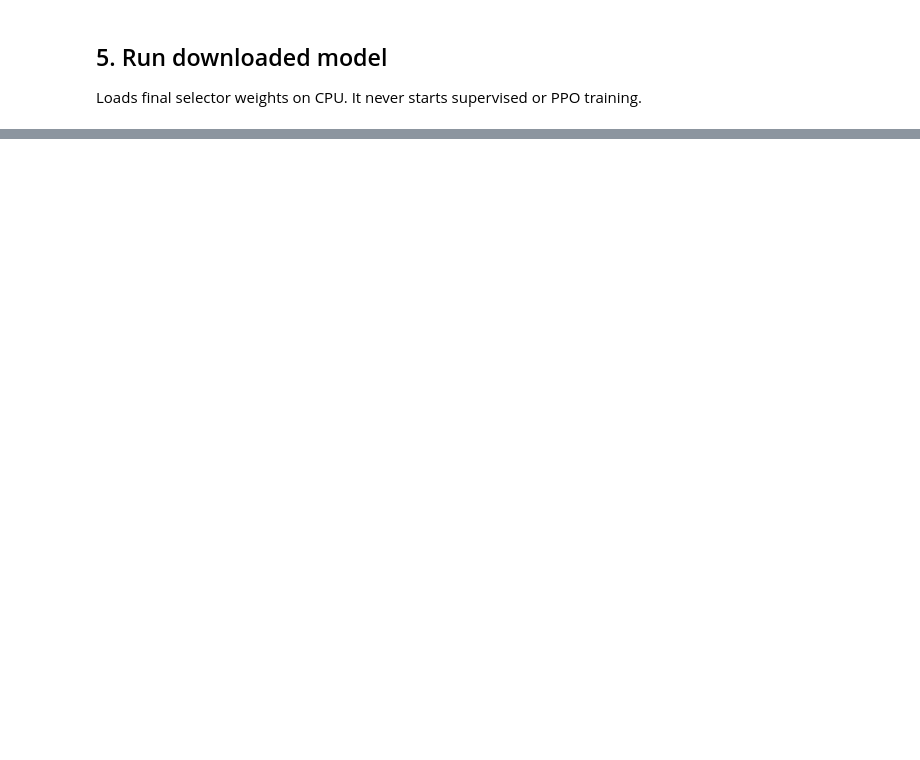
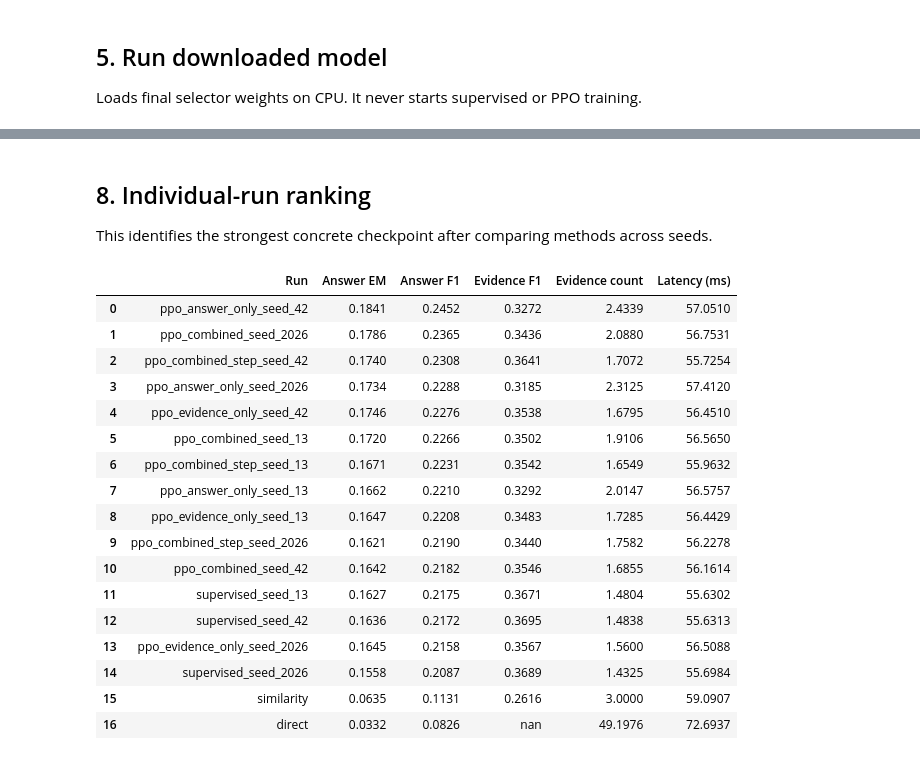
Before and after one commit to Achintya2510/CS_769_Project, a Jupyter notebook: local_workflow.ipynb, the cells around one changed output, grey strips where cells are left out. Drawn from its saved outputs; the diff is of its cells as text; code cells hidden in the pictures; blank space fills up the shorter version.

```diff
--- a/local_workflow.ipynb
+++ b/local_workflow.ipynb
@@ -64,0 +193,36 @@ if RUN_DOWNLOADED_MODEL:
+# %% [markdown]
+## 8. Individual-run ranking
+This identifies the strongest concrete checkpoint after comparing methods across seeds.
+# %%
+run_rows = []
+for run_name, metrics in all_scores['per_run'].items():
+    run_rows.append({
+        'Run': run_name,
+        'Answer EM': metrics['answer_em'],
+        'Answer F1': metrics['answer_f1'],
+        'Evidence F1': metrics['evidence_f1'],
+        'Evidence count': metrics['average_evidence_count'],
+        'Latency (ms)': metrics['average_latency_ms'],
+    })
+per_run_table = pd.DataFrame(run_rows).sort_values('Answer F1', ascending=False).reset_index(drop=True)
+per_run_table.to_csv(analysis_dir / 'per_run_ranking.csv', index=False)
+display(per_run_table.style.format(precision=4).highlight_max(subset=['Answer EM', 'Answer F1', 'Evidence F1'], color='#d9ead3'))
+# %% [output]
+|  | Run | Answer EM | Answer F1 | Evidence F1 | Evidence count | Latency (ms) |
+| 0 | ppo_answer_only_seed_42 | 0.1841 | 0.2452 | 0.3272 | 2.4339 | 57.0510 |
+| 1 | ppo_combined_seed_2026 | 0.1786 | 0.2365 | 0.3436 | 2.0880 | 56.7531 |
+| 2 | ppo_combined_step_seed_42 | 0.1740 | 0.2308 | 0.3641 | 1.7072 | 55.7254 |
+| 3 | ppo_answer_only_seed_2026 | 0.1734 | 0.2288 | 0.3185 | 2.3125 | 57.4120 |
+| 4 | ppo_evidence_only_seed_42 | 0.1746 | 0.2276 | 0.3538 | 1.6795 | 56.4510 |
+| 5 | ppo_combined_seed_13 | 0.1720 | 0.2266 | 0.3502 | 1.9106 | 56.5650 |
+| 6 | ppo_combined_step_seed_13 | 0.1671 | 0.2231 | 0.3542 | 1.6549 | 55.9632 |
+| 7 | ppo_answer_only_seed_13 | 0.1662 | 0.2210 | 0.3292 | 2.0147 | 56.5757 |
+| 8 | ppo_evidence_only_seed_13 | 0.1647 | 0.2208 | 0.3483 | 1.7285 | 56.4429 |
+| 9 | ppo_combined_step_seed_2026 | 0.1621 | 0.2190 | 0.3440 | 1.7582 | 56.2278 |
+| 10 | ppo_combined_seed_42 | 0.1642 | 0.2182 | 0.3546 | 1.6855 | 56.1614 |
+| 11 | supervised_seed_13 | 0.1627 | 0.2175 | 0.3671 | 1.4804 | 55.6302 |
+| 12 | supervised_seed_42 | 0.1636 | 0.2172 | 0.3695 | 1.4838 | 55.6313 |
+| 13 | ppo_evidence_only_seed_2026 | 0.1645 | 0.2158 | 0.3567 | 1.5600 | 56.5088 |
+| 14 | supervised_seed_2026 | 0.1558 | 0.2087 | 0.3689 | 1.4325 | 55.6984 |
+| 15 | similarity | 0.0635 | 0.1131 | 0.2616 | 3.0000 | 59.0907 |
+| 16 | direct | 0.0332 | 0.0826 | nan | 49.1976 | 72.6937 |
```
Also changed, not shown: parts of 14 cells of this notebook, 2 other files.
